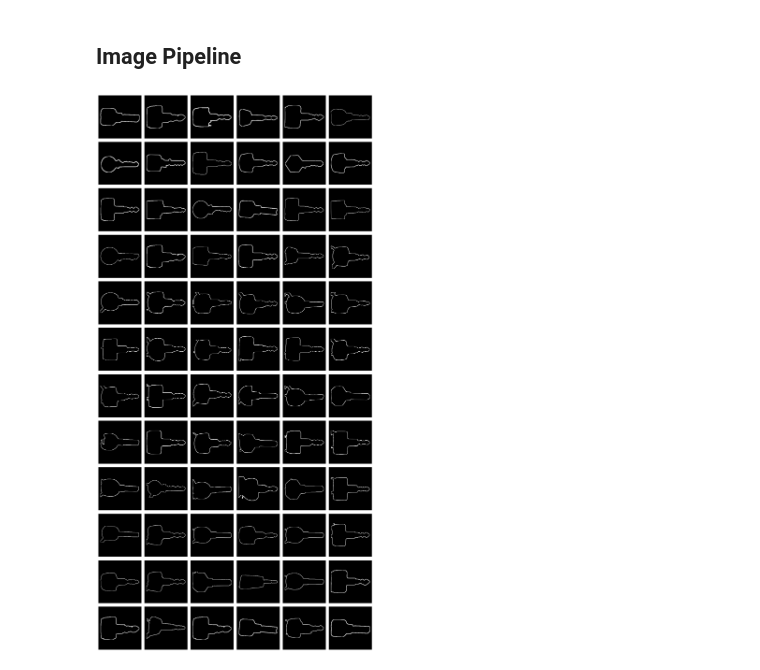
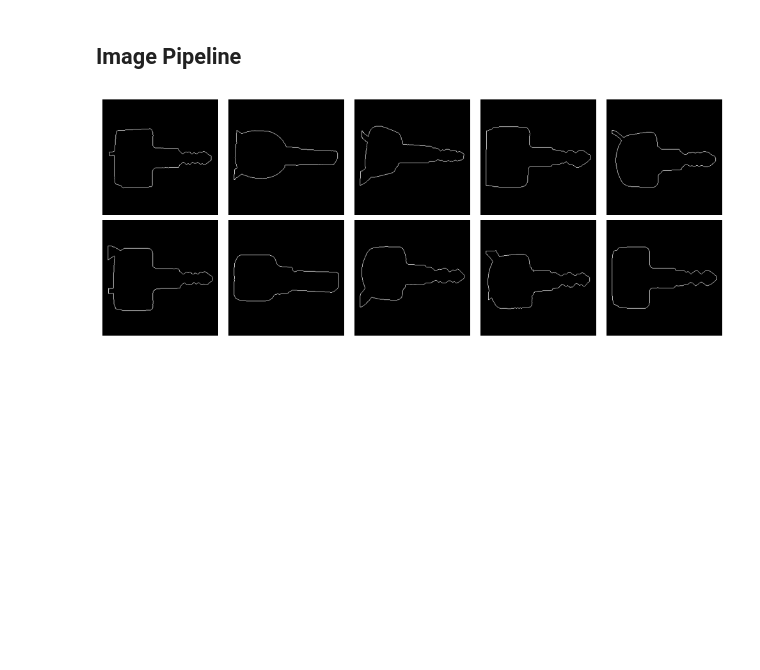
Before and after one commit to FaizanAli-io/Kaggle-Notebooks, a Jupyter notebook: rotation-fix.ipynb, the cells around one changed output. Saved outputs shown, nothing was run; the diff lists cells and outputs as text; code cells hidden in the pictures; blank space fills up the shorter version.

```diff
--- a/rotation-fix.ipynb
+++ b/rotation-fix.ipynb
@@ -33,6 +35,10 @@ directory_path = '/kaggle/input/key-images/'
 image_paths, images = find_images_and_load(directory_path)
 
 print(f"Found {len(image_paths)} image files.")
+
+# Sample image base for speedy testing
+
+images = sample(images, 10)
 # %% [output]
 Found 72 image files.
 # %% [markdown]
@@ -127,11 +133,22 @@ class ImageProcessor:
         resized_image = cv2.resize(square_image, (232, 232))
         return cv2.copyMakeBorder(resized_image, 12, 12, 12, 12, cv2.BORDER_CONSTANT, value=(0, 0, 0))
 
+    def set_contour_thickness(self, binary_image, line_thickness):
+        """Sets the thickness of the outlined object"""
+        contours, _ = cv2.findContours(binary_image, cv2.RETR_EXTERNAL, cv2.CHAIN_APPROX_SIMPLE)
+        largest_contour = max(contours, key=cv2.contourArea)
+
+        contour_image = np.zeros_like(binary_image)
+        cv2.drawContours(contour_image, [largest_contour], -1, 255, thickness=line_thickness)
+
+        return contour_image
+
     def process(self, rgb_image):
         """Complete processing pipeline: graying, skeletonizing, straightening, cropping, resizing, and displaying the image"""
         gray_image = self.get_grayed_image(np.array(rgb_image))
         skeleton, largest_contour = self.get_skeleton_and_contour(gray_image)
         straightened_cropped_image = self.straighten_and_crop(skeleton, largest_contour)
-        final_image = self.resize_with_padding(straightened_cropped_image)
+        resized_image = self.resize_with_padding(straightened_cropped_image)
+        final_image = self.set_contour_thickness(resized_image, 1)
         return final_image
 # %%
@@ -144,24 +159,24 @@ for image in tqdm(images, desc='Processing images', unit='image'):
     processed_image = processor.process(image)
     processed.append(processed_image)
 # %%
-images_per_row = 6
+images_per_row = 5
 num_images = len(processed)
 num_rows = num_images // images_per_row
 
 # Create a figure and a grid of subplots
 fig, axes = plt.subplots(num_rows, images_per_row, figsize=(images_per_row * 2, num_rows * 2))
 
 # Flatten the axes array for easy iteration
 axes = axes.flatten()
 
 # Plot each image in the grid
 for i, ax in enumerate(axes):
     if i < num_images:
         ax.imshow(processed[i], cmap='gray')
         ax.axis('off')
 
 # Adjust the layout and display the plot
 plt.tight_layout()
 plt.show()
 # %% [output]
-[figure, old version]
+[figure, new version]
```
Also changed, not shown: parts of 2 cells of this notebook.
